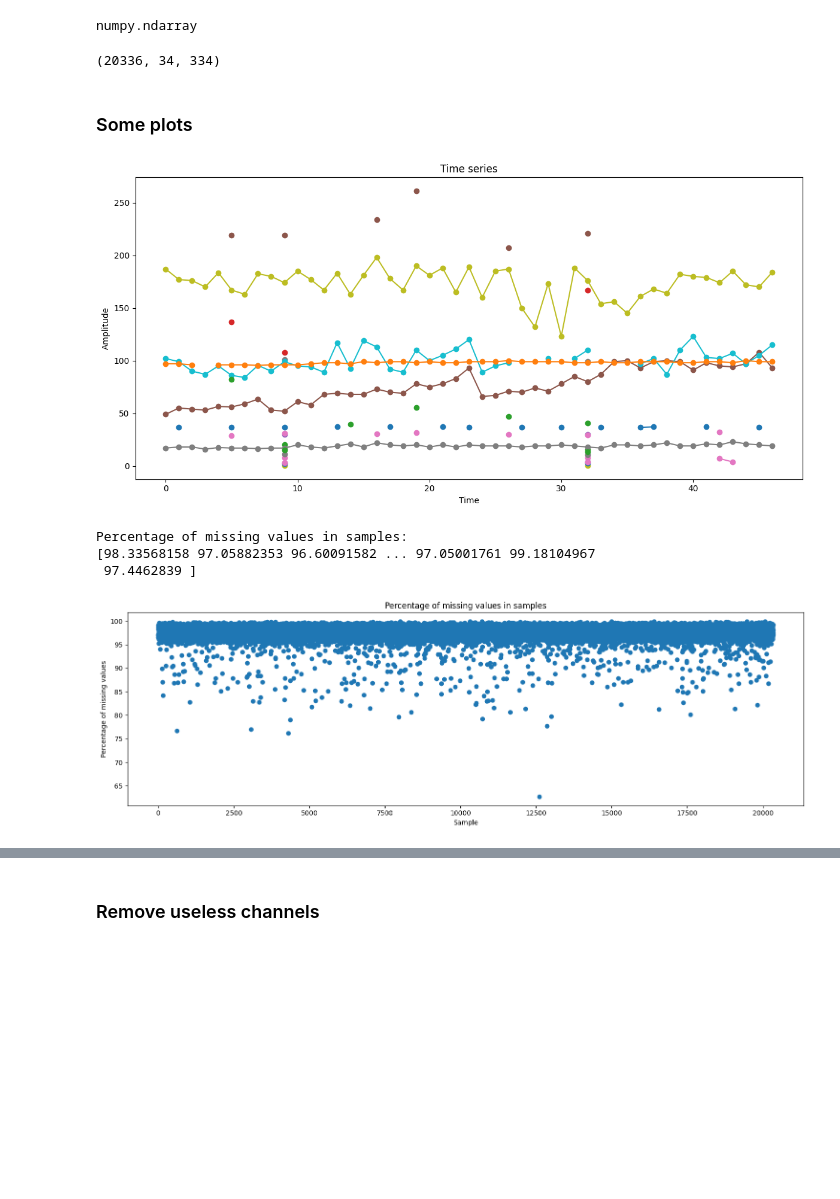
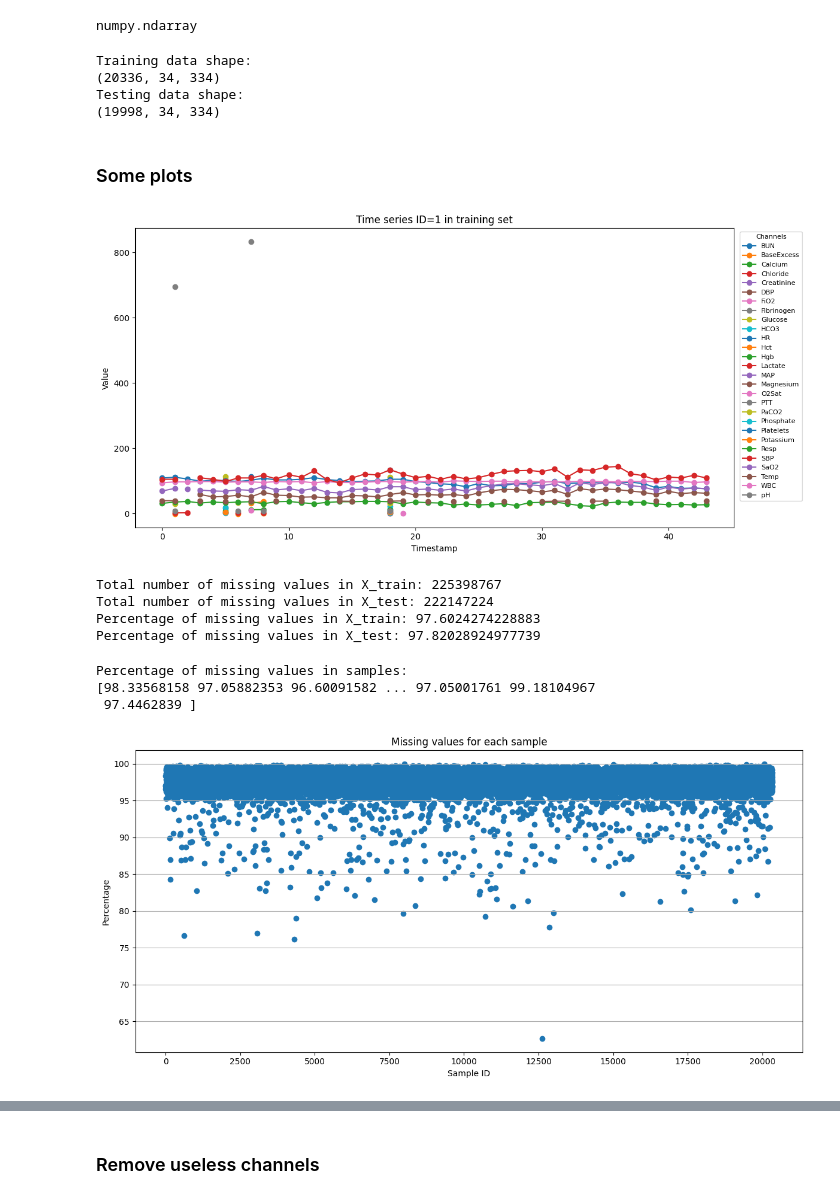
Before and after one commit to icezimmer/pmts, a Jupyter notebook: notebooks/GL_exam.ipynb, the cells around one changed output, grey strips where cells are left out. Cells and saved outputs as stored; diff of their text form; code cells hidden in the pictures; blank space fills up the shorter version.

```diff
--- a/notebooks/GL_exam.ipynb
+++ b/notebooks/GL_exam.ipynb
@@ -203,8 +203,14 @@ type(X_train)
 # %% [output]
 numpy.ndarray
 # %%
+print("Training data shape:")
 print(X_train.shape)  # (n_samples, n_channels, n_timestamps)
+print("Testing data shape:")
+print(X_test.shape)  # (n_samples, n_channels, n_timestamps)
 # %% [output]
+Training data shape:
 (20336, 34, 334)
+Testing data shape:
+(19998, 34, 334)
 # %% [markdown]
 ### Some plots
@@ -211,38 +220,64 @@ print(X_train.shape)  # (n_samples, n_channels, n_timestamps)
 # %%
 # Plot a time series
 plt.figure(figsize=(12, 6))
-plt.plot(X_train[100, :, :].T, marker="o", linestyle="-")
-plt.title("Time series")
-plt.xlabel("Time")
-plt.ylabel("Amplitude")
+# take the labels only if the channels are not empty
+channel_index = ~np.isnan(X_train[sample, :, :]).all(axis=1)
+plt.plot(X_train[sample, channel_index, :].T, marker="o", linestyle="-", label=label[channel_index])
+plt.title(f"Time series ID={sample} in training set")
+plt.xlabel("Timestamp")
+plt.ylabel("Value")
+plt.legend(
+    loc="upper right",
+    bbox_to_anchor=(1.12, 1),
+    fontsize=8,
+    title="Channels",
+    title_fontsize=8
+    )
 plt.tight_layout()
 plt.show()
 # %% [output]
-[figure, old version]
+[figure, new version]
+# %%
+# Total number of missing values
+total_missing_values_train = np.sum(np.isnan(X_train))
+total_missing_values_test = np.sum(np.isnan(X_test))
+print("Total number of missing values in X_train:", total_missing_values_train)
+print("Total number of missing values in X_test:", total_missing_values_test)
+# Percentage of missing values
+percentage_missing_values_train = total_missing_values_train / X_train.size * 100
+percentage_missing_values_test = total_missing_values_test / X_test.size * 100
+print("Percentage of missing values in X_train:", percentage_missing_values_train)
+print("Percentage of missing values in X_test:", percentage_missing_values_test)
+# %% [output]
+Total number of missing values in X_train: 225398767
+Total number of missing values in X_test: 222147224
+Percentage of missing values in X_train: 97.6024274228883
+Percentage of missing values in X_test: 97.82028924977739
 # %%
 # Compute the nan counts for each timestamp
 missing_vals = np.isnan(X_train).sum(axis=(1,2))
 # Compute the percentage of missing values for each timestamp
 missing_percentage = (missing_vals / (X_train.shape[1] * X_train.shape[2])) * 100
 print("Percentage of missing values in samples:")
 print(missing_percentage)
 
 # plot the distribution of missing values keeping the order of the timestamps
-plt.figure(figsize=(15, 5))
+plt.figure(figsize=(12, 6))
 plt.scatter(
     np.arange(len(missing_percentage)),
     missing_percentage,
 )
-plt.xlabel("Sample")
-plt.ylabel("Percentage of missing values")
-plt.title("Percentage of missing values in samples")
+plt.grid(axis="y")
+plt.xlabel("Sample ID")
+plt.ylabel("Percentage")
+plt.title("Missing values for each sample")
 plt.tight_layout()
 plt.show()
 # %% [output]
 Percentage of missing values in samples:
 [98.33568158 97.05882353 96.60091582 ... 97.05001761 99.18104967
  97.4462839 ]
-[figure, old version]
+[figure, new version]
 # %%
 # Compute the nan counts for each timestamp
 missing_vals = np.isnan(X_train).sum(axis=(0,2))
```
Also changed, not shown: parts of 32 cells of this notebook, 4 other files.
